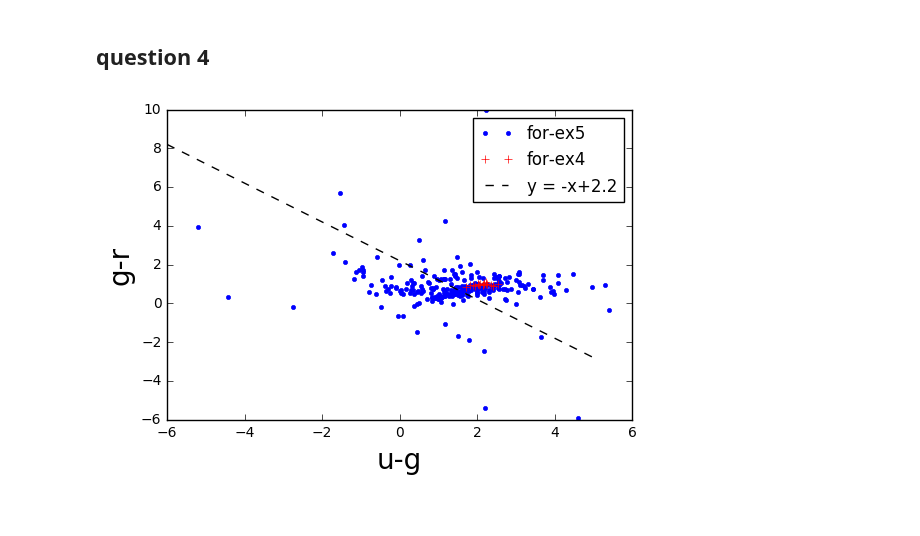
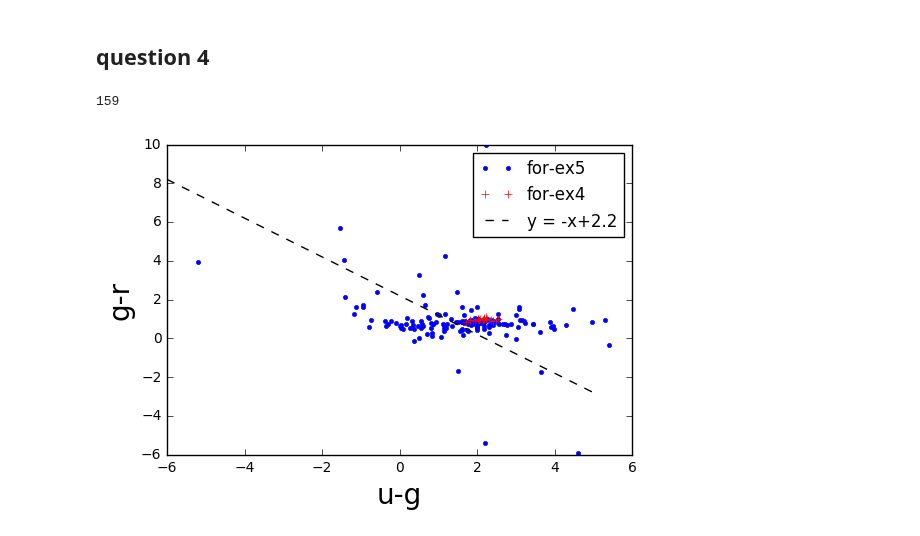
Before and after one commit to Zhangl1995/Lupin-III, a Jupyter notebook: Galaxy-Homework4Week1-zhanglu.ipynb, the cells around one changed output. Drawn from its saved outputs; the diff is of its cells as text; code cells hidden in the pictures.

```diff
--- a/Galaxy-Homework4Week1-zhanglu.ipynb
+++ b/Galaxy-Homework4Week1-zhanglu.ipynb
@@ -132,32 +132,36 @@ hdu.writeto('c:/users/a/desktop/Galaxy/M101/M101-image4ugr.fits')
 # %%
 #for exercise 4,5,6
 from astropy.io import fits
 from astropy.io import ascii
 import numpy as np
 import matplotlib.pyplot as plt
 
 
 #read the data for exercise4&5
 sdu = fits.open('c:/users/a/desktop/Galaxy/Abell2255.fits')
 swu = ascii.read('c:/users/a/desktop/Galaxy/question4.csv')
 
-u_g = sdu[1].data['u']-sdu[1].data['g']
-g_r = sdu[1].data['g']-sdu[1].data['r']
+mask = (sdu[1].data['type']==3)
+
+u_g = sdu[1].data['u'][mask]-sdu[1].data['g'][mask]
+g_r = sdu[1].data['g'][mask]-sdu[1].data['r'][mask]
+
 
 u_g0 = swu['u'] - swu['g']
 g_r0 = swu['g'] - swu['r']
 
 #for the line y=-x+2.2
 x = np.arange(-6.0,6.0,1)
 y = -x + 2.2
 
 plt.subplot(1,1,1)
 plt.plot(u_g,g_r,'b.',label='for-ex5')
 plt.plot(u_g0,g_r0,'r+',label='for-ex4')
 plt.plot(x,y,'k--',label='y = -x+2.2')
 plt.xlabel('u-g',size=20)
 plt.ylabel('g-r',size=20)
 plt.legend()
 plt.show()
 # %% [output]
+159
-[figure, old version]
+[figure, new version]
```
Also changed, not shown: parts of 3 cells of this notebook.
